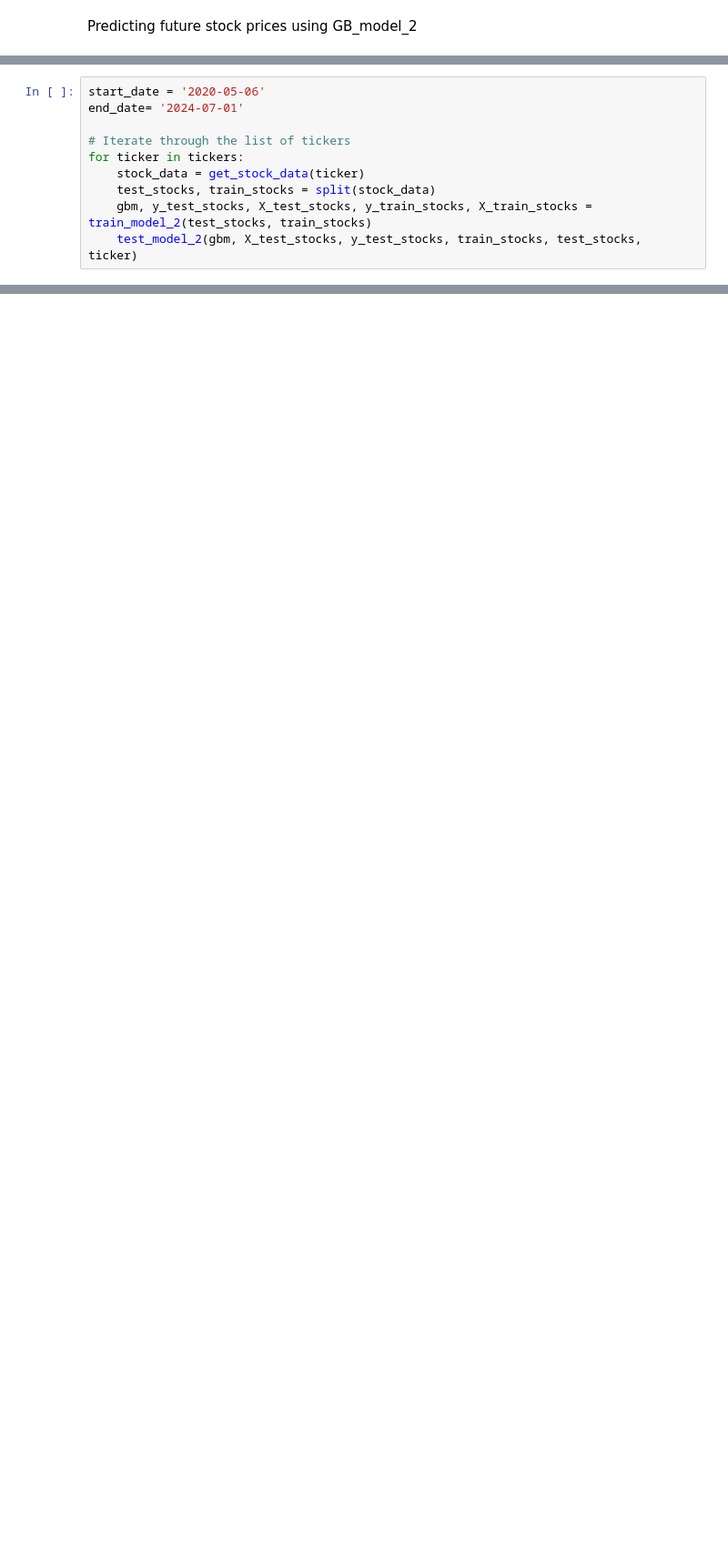
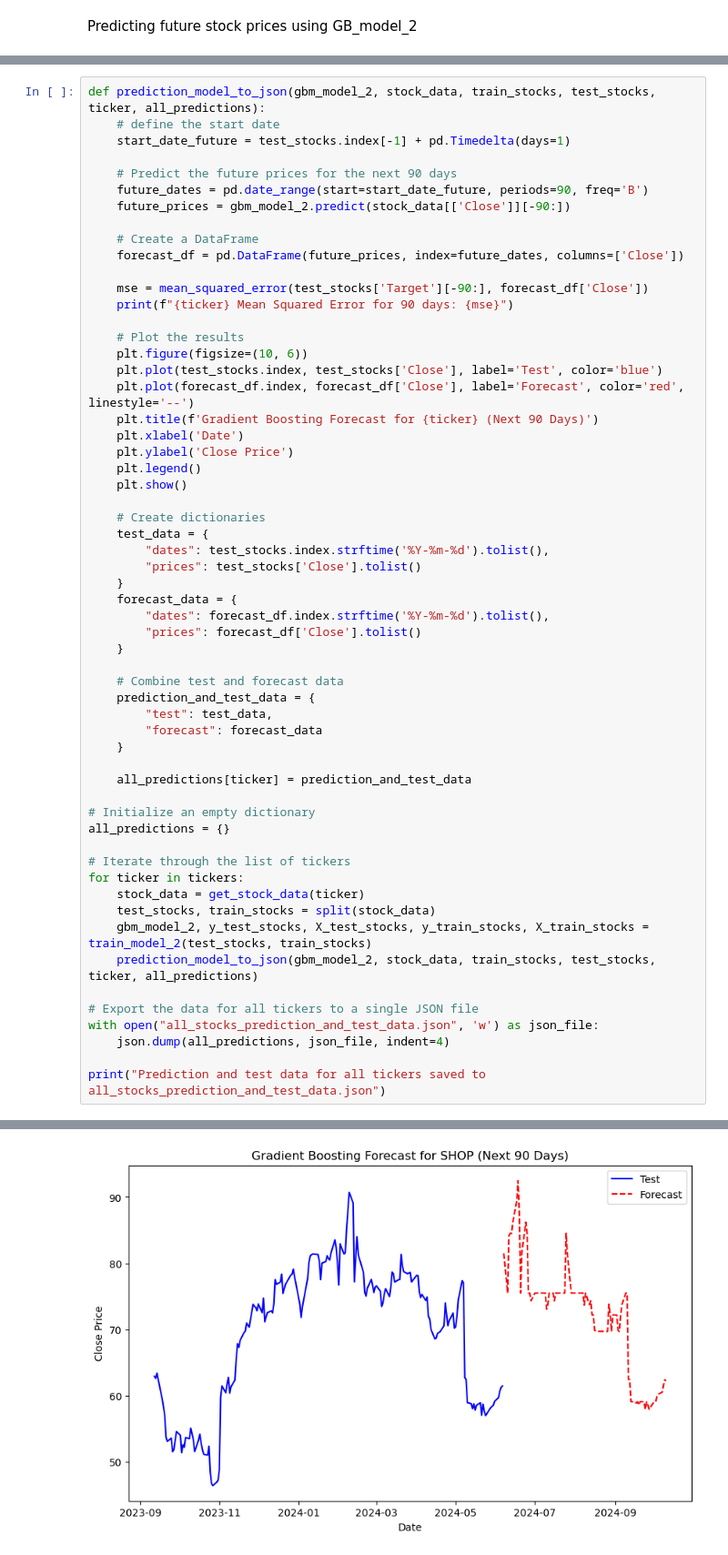
Before and after one commit to Emadkamali/Stock-Analysis, a Jupyter notebook: Stock_Analysis_GradientBoostingRegressor_Model.ipynb, the cells around one changed output, grey strips where cells are left out. Shown at 91% size. Saved outputs shown, nothing was run; the diff lists cells and outputs as text; blank space fills up the shorter version.

```diff
--- a/Stock_Analysis_GradientBoostingRegressor_Model.ipynb
+++ b/Stock_Analysis_GradientBoostingRegressor_Model.ipynb
@@ -254,10 +281,0 @@ end_date
-# %%
-start_date = '2020-05-06'
-end_date= '2024-07-01'
-
-# Iterate through the list of tickers
-for ticker in tickers:
-    stock_data = get_stock_data(ticker)
-    test_stocks, train_stocks = split(stock_data)
-    gbm, y_test_stocks, X_test_stocks, y_train_stocks, X_train_stocks = train_model_2(test_stocks, train_stocks)
-    test_model_2(gbm, X_test_stocks, y_test_stocks, train_stocks, test_stocks, ticker)
@@ -276,0 +282,59 @@ AAPL Mean Squared Error: 7.074833556320937
+# %%
+def prediction_model_to_json(gbm_model_2, stock_data, train_stocks, test_stocks, ticker, all_predictions):
+    # define the start date
+    start_date_future = test_stocks.index[-1] + pd.Timedelta(days=1)
+
+    # Predict the future prices for the next 90 days
+    future_dates = pd.date_range(start=start_date_future, periods=90, freq='B')
+    future_prices = gbm_model_2.predict(stock_data[['Close']][-90:])
+
+    # Create a DataFrame
+    forecast_df = pd.DataFrame(future_prices, index=future_dates, columns=['Close'])
+
+    mse = mean_squared_error(test_stocks['Target'][-90:], forecast_df['Close'])
+    print(f"{ticker} Mean Squared Error for 90 days: {mse}")
+
+    # Plot the results
+    plt.figure(figsize=(10, 6))
+    plt.plot(test_stocks.index, test_stocks['Close'], label='Test', color='blue')
+    plt.plot(forecast_df.index, forecast_df['Close'], label='Forecast', color='red', linestyle='--')
+    plt.title(f'Gradient Boosting Forecast for {ticker} (Next 90 Days)')
+    plt.xlabel('Date')
+    plt.ylabel('Close Price')
+    plt.legend()
+    plt.show()
+
+    # Create dictionaries
+    test_data = {
+        "dates": test_stocks.index.strftime('%Y-%m-%d').tolist(),
+        "prices": test_stocks['Close'].tolist()
+    }
+    forecast_data = {
+        "dates": forecast_df.index.strftime('%Y-%m-%d').tolist(),
+        "prices": forecast_df['Close'].tolist()
+    }
+
+    # Combine test and forecast data
+    prediction_and_test_data = {
+        "test": test_data,
+        "forecast": forecast_data
+    }
+
+    all_predictions[ticker] = prediction_and_test_data
+
+# Initialize an empty dictionary
+all_predictions = {}
+
+# Iterate through the list of tickers
+for ticker in tickers:
+    stock_data = get_stock_data(ticker)
+    test_stocks, train_stocks = split(stock_data)
+    gbm_model_2, y_test_stocks, X_test_stocks, y_train_stocks, X_train_stocks = train_model_2(test_stocks, train_stocks)
+    prediction_model_to_json(gbm_model_2, stock_data, train_stocks, test_stocks, ticker, all_predictions)
+
+# Export the data for all tickers to a single JSON file
+with open("all_stocks_prediction_and_test_data.json", 'w') as json_file:
+    json.dump(all_predictions, json_file, indent=4)
+
+print("Prediction and test data for all tickers saved to all_stocks_prediction_and_test_data.json")
+# %% [output]
@@ -276,0 +343 @@ AAPL Mean Squared Error: 7.074833556320937
+[figure, added]
```
Also changed, not shown: parts of 8 cells of this notebook, 11 other files.
